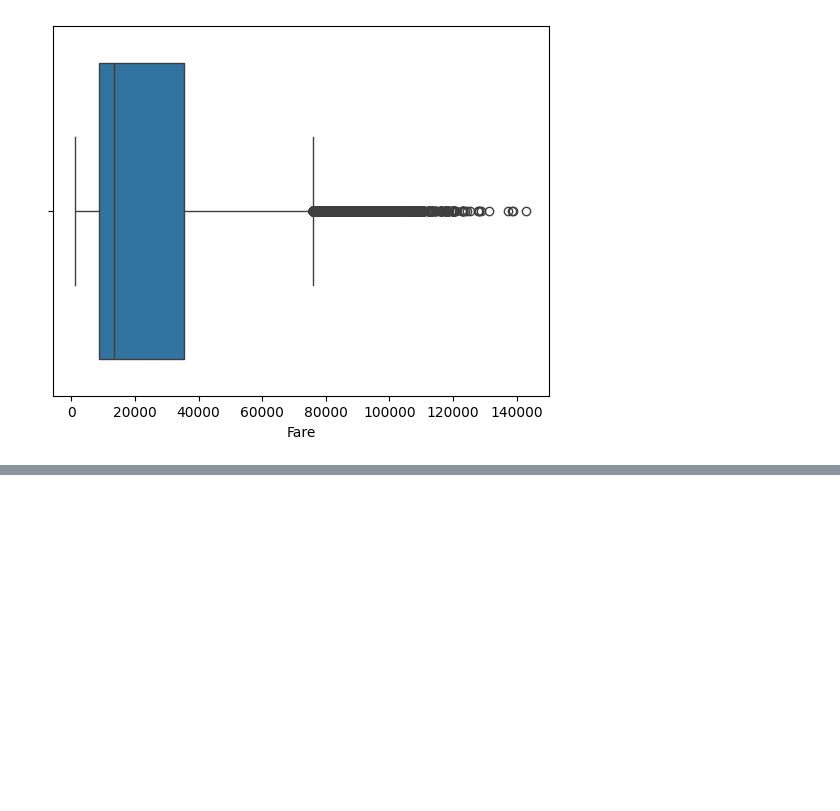
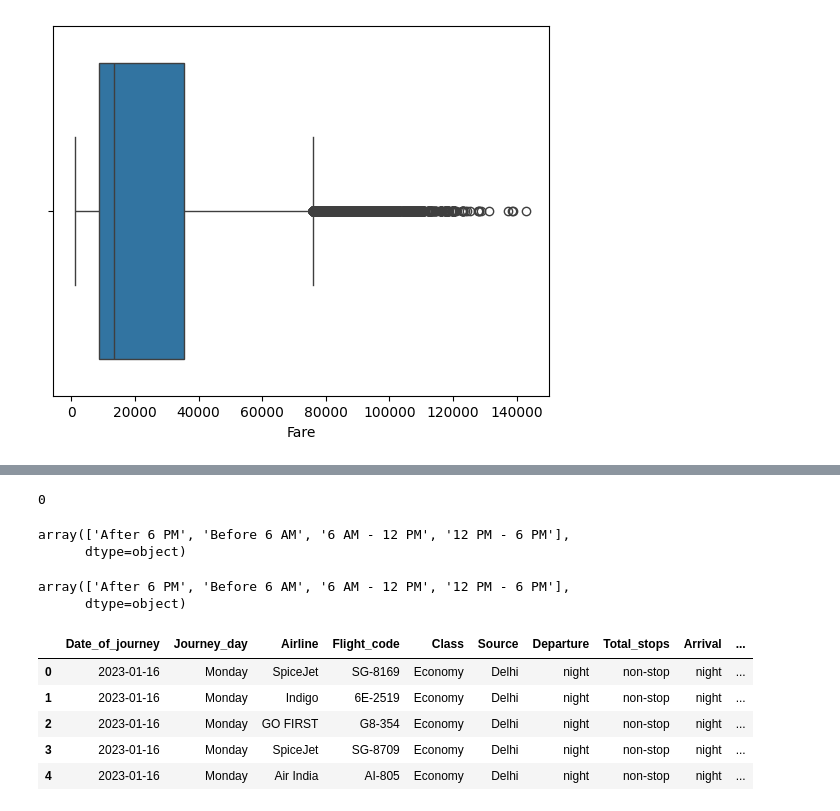
Before and after one commit to NoamGini/Tabular-data-science---Airfare, a Jupyter notebook: Pipline.ipynb, the cells around one changed output, grey strips where cells are left out. Saved outputs shown, nothing was run; the diff lists cells and outputs as text; code cells hidden in the pictures; blank space fills up the shorter version.

```diff
--- a/Pipline.ipynb
+++ b/Pipline.ipynb
@@ -114,0 +154,5 @@ We suspect that there are outliers around the 140000 fare.
+# %%
+#check that the duplicates are gone
+dtf.duplicated().sum()
+# %% [output]
+0
@@ -114,0 +162,37 @@ We suspect that there are outliers around the 140000 fare.
+# %%
+#check distinct values of departure and arrival cloumns
+dtf['Departure'].unique()
+# %% [output]
+array(['After 6 PM', 'Before 6 AM', '6 AM - 12 PM', '12 PM - 6 PM'],
+      dtype=object)
+# %%
+dtf['Arrival'].unique()
+# %% [output]
+array(['After 6 PM', 'Before 6 AM', '6 AM - 12 PM', '12 PM - 6 PM'],
+      dtype=object)
+# %%
+#convert the departure and arrival columns to time
+
+# Function to map departure time ranges to categories
+def map_departure_time_range(departure_time):
+    if 'Before 6 AM' in departure_time:
+        return 'Early morning'
+    elif '6 AM - 12 PM' in departure_time:
+        return 'morning'
+    elif '12 PM - 6 PM' in departure_time:
+        return 'noon'
+    else:
+        return 'night'
+
+# Apply the function to the columns
+dtf['Departure'] = dtf['Departure'].apply(map_departure_time_range)
+dtf['Arrival'] = dtf['Arrival'].apply(map_departure_time_range)
+
+dtf.head()
+# %% [output]
+|  | Date_of_journey | Journey_day | Airline | Flight_code | Class | Source | Departure | Total_stops | Arrival | ... |
+| 0 | 2023-01-16 | Monday | SpiceJet | SG-8169 | Economy | Delhi | night | non-stop | night | ... |
+| 1 | 2023-01-16 | Monday | Indigo | 6E-2519 | Economy | Delhi | night | non-stop | night | ... |
+| 2 | 2023-01-16 | Monday | GO FIRST | G8-354 | Economy | Delhi | night | non-stop | night | ... |
+| 3 | 2023-01-16 | Monday | SpiceJet | SG-8709 | Economy | Delhi | night | non-stop | night | ... |
+| 4 | 2023-01-16 | Monday | Air India | AI-805 | Economy | Delhi | night | non-stop | night | ... |
```
Also changed, not shown: parts of 15 cells of this notebook.
